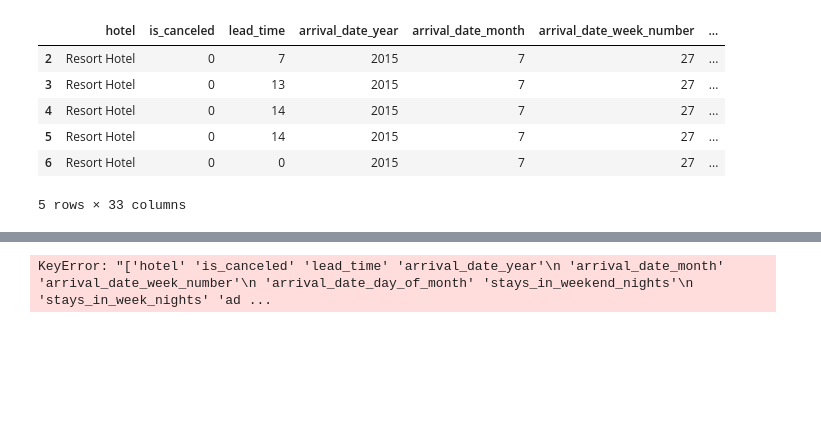
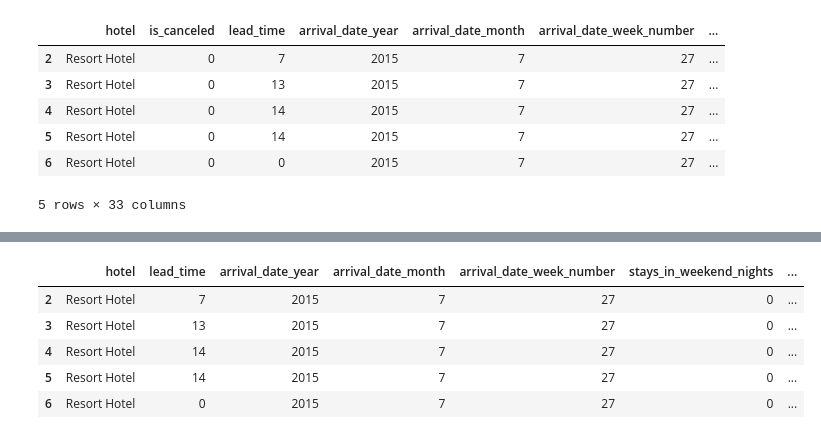
Before and after one commit to johnmyronmillar/HotelPricePredictor, a Jupyter notebook: Code/Test Data 3.ipynb, the cells around one changed output, grey strips where cells are left out. Saved outputs shown, nothing was run; the diff lists cells and outputs as text; code cells hidden in the pictures; blank space fills up the shorter version.

```diff
--- a/Code/Test Data 3.ipynb
+++ b/Code/Test Data 3.ipynb
@@ -81,7 +93,0 @@ df.head()
-# %%
-df_drop = df.loc[df['market_segment'].isin(['Complementary'])]
-
-df = df.drop(df_drop, inplace=True)
-df
-# %% [output]
-KeyError: "['hotel' 'is_canceled' 'lead_time' 'arrival_date_year'\n 'arrival_date_month' 'arrival_date_week_number'\n 'arrival_date_day_of_month' 'stays_in_weekend_nights'\n 'stays_in_week_nights' 'ad ...
@@ -91,20 +94,37 @@ KeyError: "['hotel' 'is_canceled' 'lead_time' 'arrival_date_year'\n 'arrival_dat
 # %%
 # Drop unnecessary columns
 drop_columns = [
-    'arrival_date_month',
+    'arrival_date_day_of_month',
     'deposit_type',
     'is_canceled',
     'booking_changes',
     'days_in_waiting_list',
     'agent',
     'company',
     'reservation_status',
     'reservation_status_date',
     'customer_type',
     'assigned_room_type',
-    'distribution_channel'
+    'distribution_channel',
+    'market_segment',
+    'distribution_channel',
+    'previous_cancellations',
+    'previous_bookings_not_canceled',
+    'assigned_room_type',
+    'total_of_special_requests',
+    'adults',
+    'children',
+    'babies',
+    'required_car_parking_spaces'
 ]
 df = df.drop(drop_columns, axis=1)
 df.head()
+# %% [output]
+|  | hotel | lead_time | arrival_date_year | arrival_date_month | arrival_date_week_number | stays_in_weekend_nights | ... |
+| 2 | Resort Hotel | 7 | 2015 | 7 | 27 | 0 | ... |
+| 3 | Resort Hotel | 13 | 2015 | 7 | 27 | 0 | ... |
+| 4 | Resort Hotel | 14 | 2015 | 7 | 27 | 0 | ... |
+| 5 | Resort Hotel | 14 | 2015 | 7 | 27 | 0 | ... |
+| 6 | Resort Hotel | 0 | 2015 | 7 | 27 | 0 | ... |
 # %%
 df = df.dropna()
```
Also changed, not shown: parts of 17 cells of this notebook.
